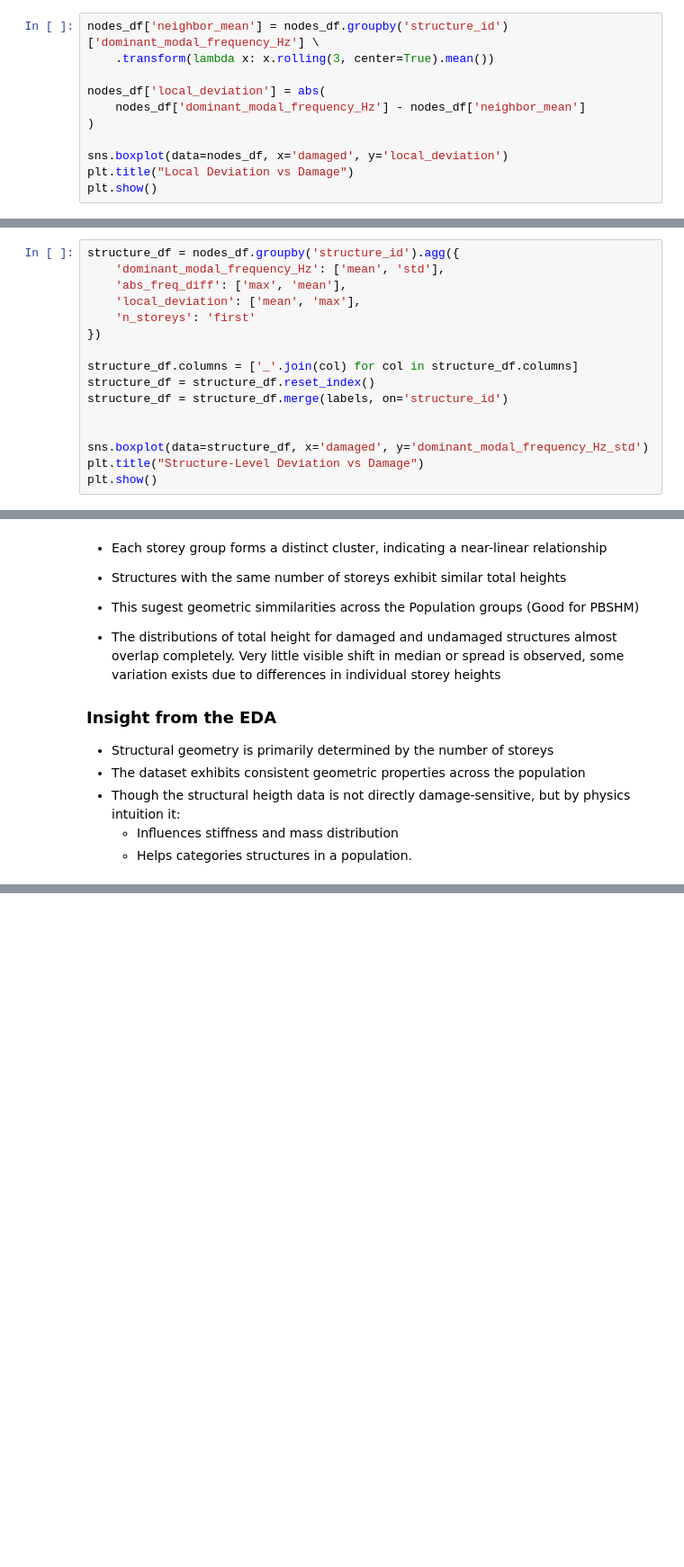
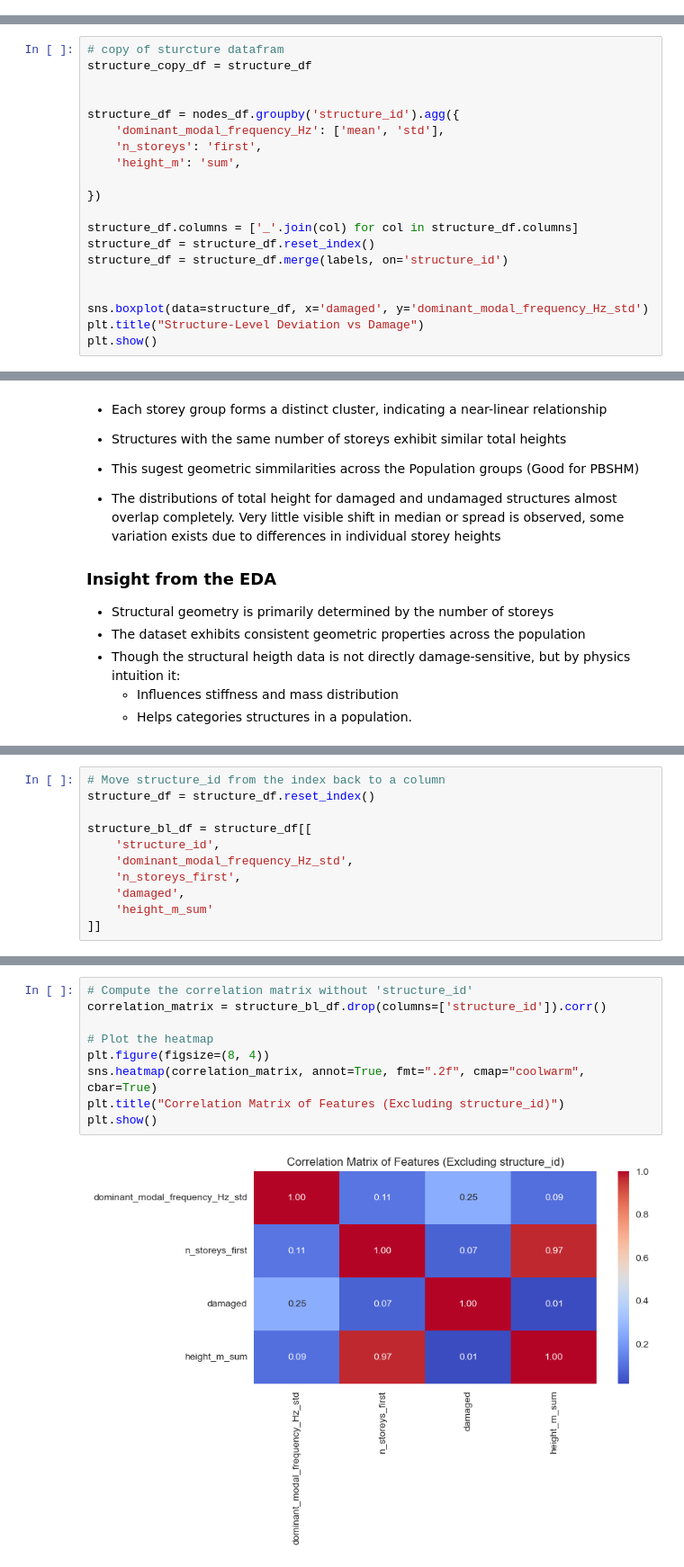
Before and after one commit to Samuel91-design/PBSHM-challenge, a Jupyter notebook: Version2.ipynb, the cells around one changed output, grey strips where cells are left out. Shown at 90% size. Cells and saved outputs as stored; diff of their text form; blank space fills up the shorter version.

```diff
--- a/Version2.ipynb
+++ b/Version2.ipynb
@@ -228,11 +258,0 @@ plt.show()
-# %%
-nodes_df['neighbor_mean'] = nodes_df.groupby('structure_id')['dominant_modal_frequency_Hz'] \
-    .transform(lambda x: x.rolling(3, center=True).mean())
-
-nodes_df['local_deviation'] = abs(
-    nodes_df['dominant_modal_frequency_Hz'] - nodes_df['neighbor_mean']
-)
-
-sns.boxplot(data=nodes_df, x='damaged', y='local_deviation')
-plt.title("Local Deviation vs Damage")
-plt.show()
@@ -250,9 +268,13 @@ structure_df.head()
 # %%
+# copy of sturcture datafram
+structure_copy_df = structure_df
+
+
 structure_df = nodes_df.groupby('structure_id').agg({
     'dominant_modal_frequency_Hz': ['mean', 'std'],
-    'abs_freq_diff': ['max', 'mean'],
-    'local_deviation': ['mean', 'max'],
-    'n_storeys': 'first'
+    'n_storeys': 'first',
+    'height_m': 'sum',
+
 })
 
 structure_df.columns = ['_'.join(col) for col in structure_df.columns]
@@ -336,0 +393,11 @@ plt.show()
+# %%
+# Move structure_id from the index back to a column
+structure_df = structure_df.reset_index()
+
+structure_bl_df = structure_df[[
+    'structure_id',
+    'dominant_modal_frequency_Hz_std',
+    'n_storeys_first',
+    'damaged',
+    'height_m_sum'
+]]
@@ -336,0 +453,11 @@ plt.show()
+# %%
+# Compute the correlation matrix without 'structure_id'
+correlation_matrix = structure_bl_df.drop(columns=['structure_id']).corr()
+
+# Plot the heatmap
+plt.figure(figsize=(8, 4))
+sns.heatmap(correlation_matrix, annot=True, fmt=".2f", cmap="coolwarm", cbar=True)
+plt.title("Correlation Matrix of Features (Excluding structure_id)")
+plt.show()
+# %% [output]
+[figure, added]
```
Also changed, not shown: parts of 36 cells of this notebook.
